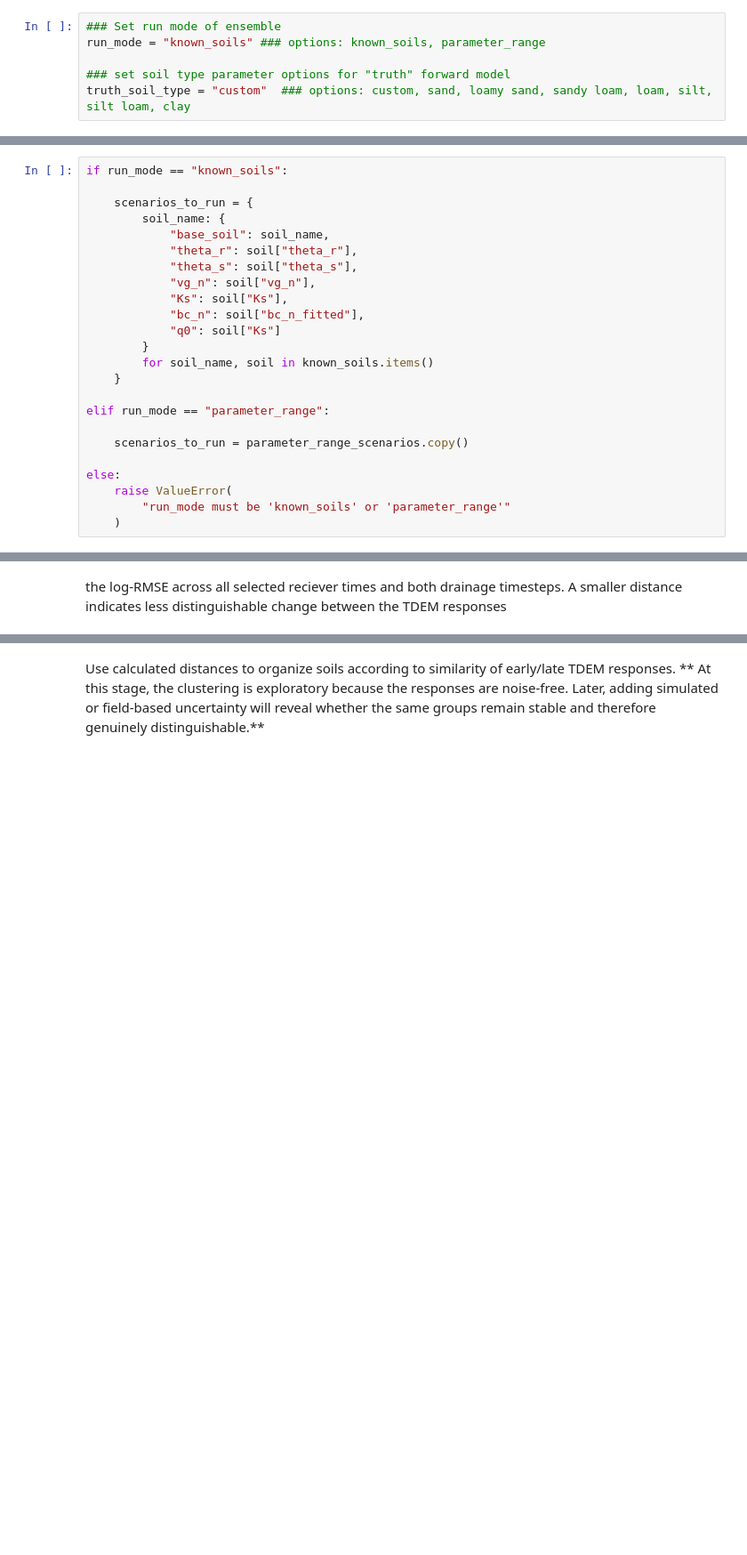
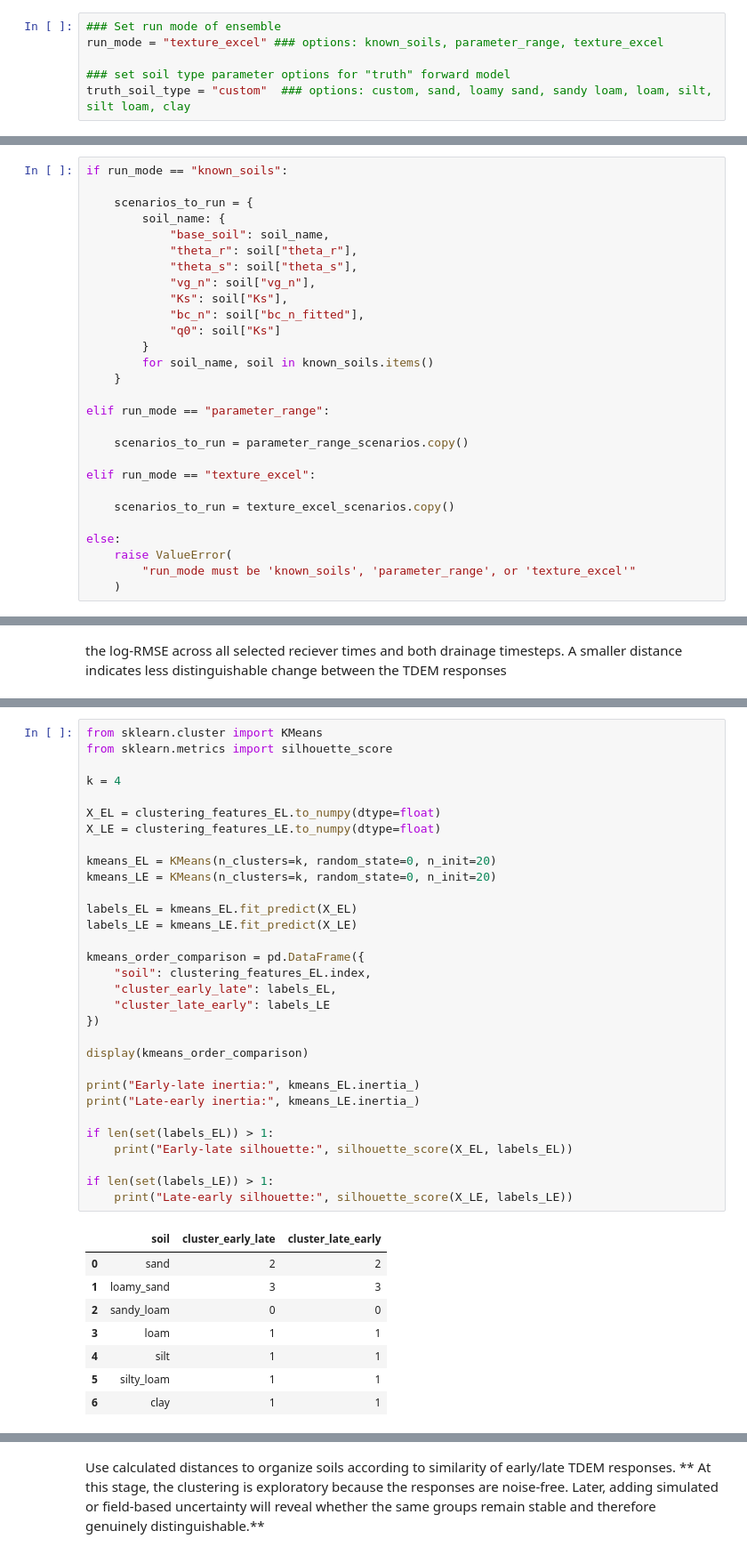
Before and after one commit to natalieyurek-cloud/TDEM_Thesis_Yurek, a Jupyter notebook: Analytical_ForwardModel.ipynb, the cells around one changed output, grey strips where cells are left out. Shown at 89% size. Drawn from its saved outputs; the diff is of its cells as text; blank space fills up the shorter version.

```diff
--- a/Analytical_ForwardModel.ipynb
+++ b/Analytical_ForwardModel.ipynb
@@ -15,7 +16,7 @@ from simpeg.electromagnetics import time_domain as tdem
 User inputs
 # %%
 ### Set run mode of ensemble
-run_mode = "known_soils" ### options: known_soils, parameter_range
+run_mode = "texture_excel" ### options: known_soils, parameter_range, texture_excel
 
 ### set soil type parameter options for "truth" forward model
 truth_soil_type = "custom"  ### options: custom, sand, loamy sand, sandy loam, loam, silt, silt loam, clay
@@ -291,9 +337,13 @@ elif run_mode == "parameter_range":
 
     scenarios_to_run = parameter_range_scenarios.copy()
 
+elif run_mode == "texture_excel":
+
+    scenarios_to_run = texture_excel_scenarios.copy()
+
 else:
     raise ValueError(
-        "run_mode must be 'known_soils' or 'parameter_range'"
+        "run_mode must be 'known_soils', 'parameter_range', or 'texture_excel'"
     )
 # %% [markdown]
 ### 4.3 Build ensemble
@@ -828,0 +1000,40 @@ display(closest_soil_pairs)
+# %%
+from sklearn.cluster import KMeans
+from sklearn.metrics import silhouette_score
+
+k = 4
+
+X_EL = clustering_features_EL.to_numpy(dtype=float)
+X_LE = clustering_features_LE.to_numpy(dtype=float)
+
+kmeans_EL = KMeans(n_clusters=k, random_state=0, n_init=20)
+kmeans_LE = KMeans(n_clusters=k, random_state=0, n_init=20)
+
+labels_EL = kmeans_EL.fit_predict(X_EL)
+labels_LE = kmeans_LE.fit_predict(X_LE)
+
+kmeans_order_comparison = pd.DataFrame({
+    "soil": clustering_features_EL.index,
+    "cluster_early_late": labels_EL,
+    "cluster_late_early": labels_LE
+})
+
+display(kmeans_order_comparison)
+
+print("Early-late inertia:", kmeans_EL.inertia_)
+print("Late-early inertia:", kmeans_LE.inertia_)
+
+if len(set(labels_EL)) > 1:
+    print("Early-late silhouette:", silhouette_score(X_EL, labels_EL))
+
+if len(set(labels_LE)) > 1:
+    print("Late-early silhouette:", silhouette_score(X_LE, labels_LE))
+# %% [output]
+|  | soil | cluster_early_late | cluster_late_early |
+| 0 | sand | 2 | 2 |
+| 1 | loamy_sand | 3 | 3 |
+| 2 | sandy_loam | 0 | 0 |
+| 3 | loam | 1 | 1 |
+| 4 | silt | 1 | 1 |
+| 5 | silty_loam | 1 | 1 |
+| 6 | clay | 1 | 1 |
```
Also changed, not shown: parts of 17 cells of this notebook, 1 other file.
